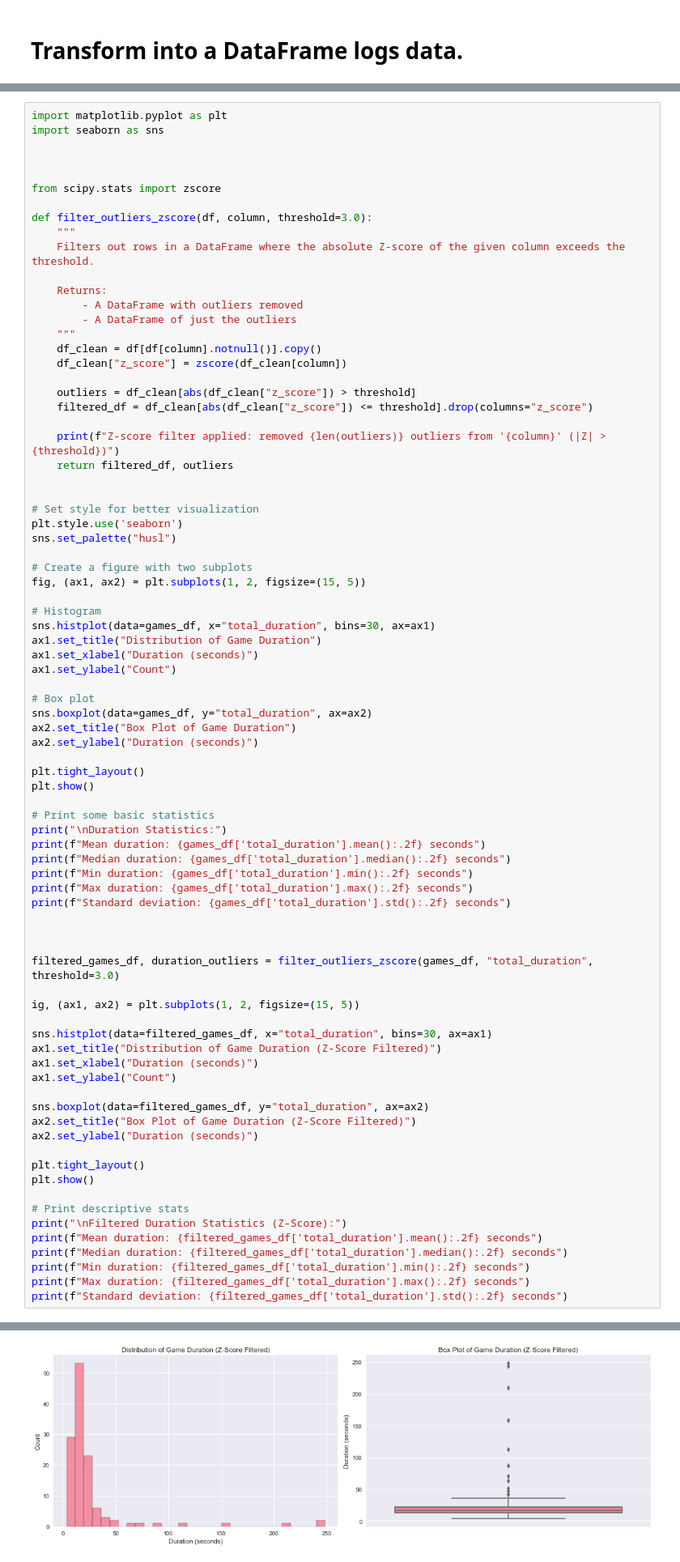
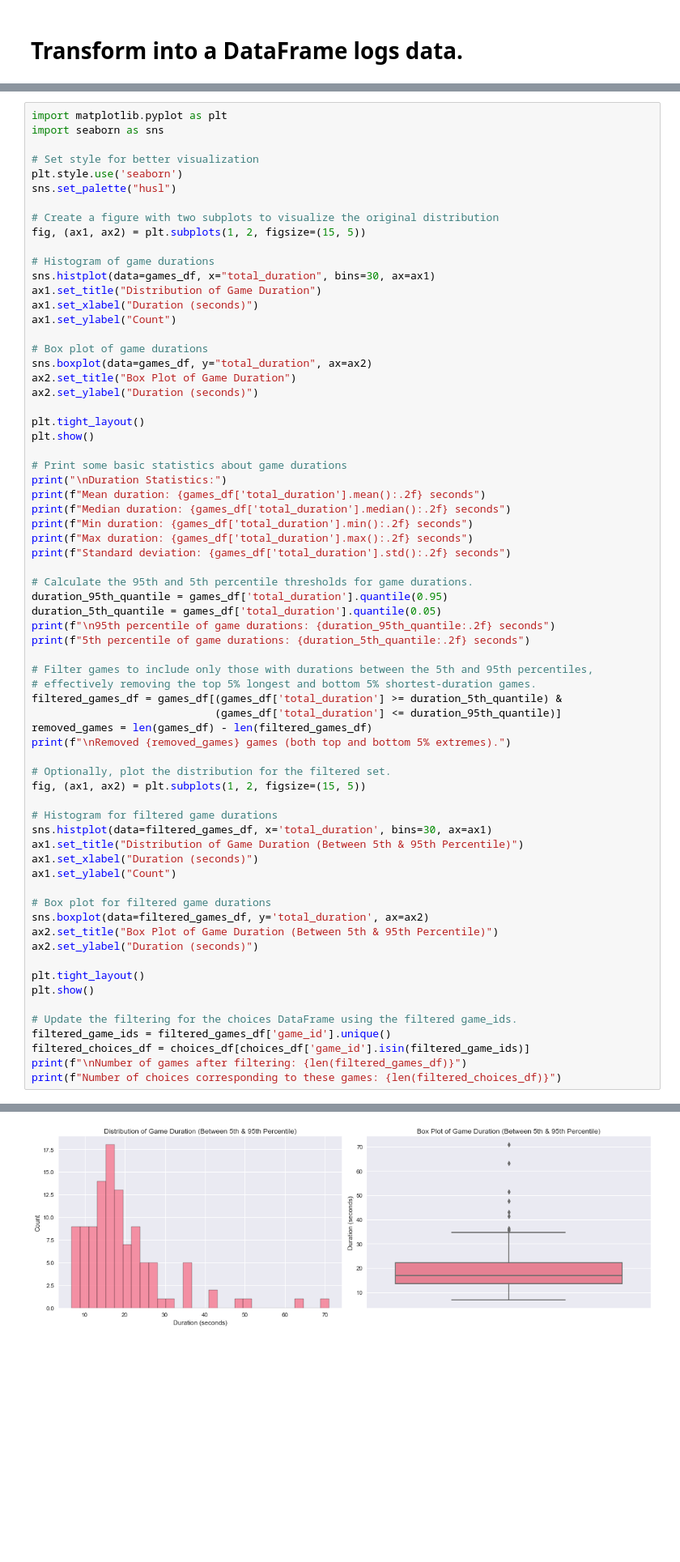
Before and after one commit to gguiomar/cog-schema, a Jupyter notebook: dataset/DataExplorer.ipynb, the cells around one changed output, grey strips where cells are left out. Shown: that part at 81% size. Cells and saved outputs as stored; diff of their text form; blank space fills up the shorter version.

Commit message:
Add a few new charts. Improved outliers detection.

```diff
--- a/dataset/DataExplorer.ipynb
+++ b/dataset/DataExplorer.ipynb
@@ -163,43 +161,21 @@ Games DataFrame:
 # %%
 import matplotlib.pyplot as plt
 import seaborn as sns
-
-
-
-from scipy.stats import zscore
-
-def filter_outliers_zscore(df, column, threshold=3.0):
-    """
-    Filters out rows in a DataFrame where the absolute Z-score of the given column exceeds the threshold.
-
-    Returns:
-        - A DataFrame with outliers removed
-        - A DataFrame of just the outliers
-    """
-    df_clean = df[df[column].notnull()].copy()
-    df_clean["z_score"] = zscore(df_clean[column])
-
-    outliers = df_clean[abs(df_clean["z_score"]) > threshold]
-    filtered_df = df_clean[abs(df_clean["z_score"]) <= threshold].drop(columns="z_score")
-
-    print(f"Z-score filter applied: removed {len(outliers)} outliers from '{column}' (|Z| > {threshold})")
-    return filtered_df, outliers
-
 
 # Set style for better visualization
 plt.style.use('seaborn')
 sns.set_palette("husl")
 
-# Create a figure with two subplots
+# Create a figure with two subplots to visualize the original distribution
 fig, (ax1, ax2) = plt.subplots(1, 2, figsize=(15, 5))
 
-# Histogram
+# Histogram of game durations
 sns.histplot(data=games_df, x="total_duration", bins=30, ax=ax1)
 ax1.set_title("Distribution of Game Duration")
 ax1.set_xlabel("Duration (seconds)")
 ax1.set_ylabel("Count")
 
-# Box plot
+# Box plot of game durations
 sns.boxplot(data=games_df, y="total_duration", ax=ax2)
 ax2.set_title("Box Plot of Game Duration")
 ax2.set_ylabel("Duration (seconds)")
@@ -207,7 +183,7 @@ ax2.set_ylabel("Duration (seconds)")
 plt.tight_layout()
 plt.show()
 
-# Print some basic statistics
+# Print some basic statistics about game durations
 print("\nDuration Statistics:")
 print(f"Mean duration: {games_df['total_duration'].mean():.2f} seconds")
 print(f"Median duration: {games_df['total_duration'].median():.2f} seconds")
@@ -215,31 +191,41 @@ print(f"Min duration: {games_df['total_duration'].min():.2f} seconds")
 print(f"Max duration: {games_df['total_duration'].max():.2f} seconds")
 print(f"Standard deviation: {games_df['total_duration'].std():.2f} seconds")
 
+# Calculate the 95th and 5th percentile thresholds for game durations.
+duration_95th_quantile = games_df['total_duration'].quantile(0.95)
+duration_5th_quantile = games_df['total_duration'].quantile(0.05)
+print(f"\n95th percentile of game durations: {duration_95th_quantile:.2f} seconds")
+print(f"5th percentile of game durations: {duration_5th_quantile:.2f} seconds")
 
+# Filter games to include only those with durations between the 5th and 95th percentiles,
+# effectively removing the top 5% longest and bottom 5% shortest-duration games.
+filtered_games_df = games_df[(games_df['total_duration'] >= duration_5th_quantile) &
+                             (games_df['total_duration'] <= duration_95th_quantile)]
+removed_games = len(games_df) - len(filtered_games_df)
+print(f"\nRemoved {removed_games} games (both top and bottom 5% extremes).")
 
-filtered_games_df, duration_outliers = filter_outliers_zscore(games_df, "total_duration", threshold=3.0)
+# Optionally, plot the distribution for the filtered set.
+fig, (ax1, ax2) = plt.subplots(1, 2, figsize=(15, 5))
 
-ig, (ax1, ax2) = plt.subplots(1, 2, figsize=(15, 5))
-
-sns.histplot(data=filtered_games_df, x="total_duration", bins=30, ax=ax1)
-ax1.set_title("Distribution of Game Duration (Z-Score Filtered)")
+# Histogram for filtered game durations
+sns.histplot(data=filtered_games_df, x='total_duration', bins=30, ax=ax1)
+ax1.set_title("Distribution of Game Duration (Between 5th & 95th Percentile)")
 ax1.set_xlabel("Duration (seconds)")
 ax1.set_ylabel("Count")
 
-sns.boxplot(data=filtered_games_df, y="total_duration", ax=ax2)
-ax2.set_title("Box Plot of Game Duration (Z-Score Filtered)")
+# Box plot for filtered game durations
+sns.boxplot(data=filtered_games_df, y='total_duration', ax=ax2)
+ax2.set_title("Box Plot of Game Duration (Between 5th & 95th Percentile)")
 ax2.set_ylabel("Duration (seconds)")
 
 plt.tight_layout()
 plt.show()
 
-# Print descriptive stats
-print("\nFiltered Duration Statistics (Z-Score):")
-print(f"Mean duration: {filtered_games_df['total_duration'].mean():.2f} seconds")
-print(f"Median duration: {filtered_games_df['total_duration'].median():.2f} seconds")
-print(f"Min duration: {filtered_games_df['total_duration'].min():.2f} seconds")
-print(f"Max duration: {filtered_games_df['total_duration'].max():.2f} seconds")
-print(f"Standard deviation: {filtered_games_df['total_duration'].std():.2f} seconds")
+# Update the filtering for the choices DataFrame using the filtered game_ids.
+filtered_game_ids = filtered_games_df['game_id'].unique()
+filtered_choices_df = choices_df[choices_df['game_id'].isin(filtered_game_ids)]
+print(f"\nNumber of games after filtering: {len(filtered_games_df)}")
+print(f"Number of choices corresponding to these games: {len(filtered_choices_df)}")
 # %% [output]
 [figure]
 Duration Statistics:
@@ -252 +242 @@ Z-score filter applied: removed 1 outliers from 'total_duration' (|Z| > 3.0)
-[figure, old version]
+[figure, new version]
```
Also changed, not shown: parts of 9 cells of this notebook.
